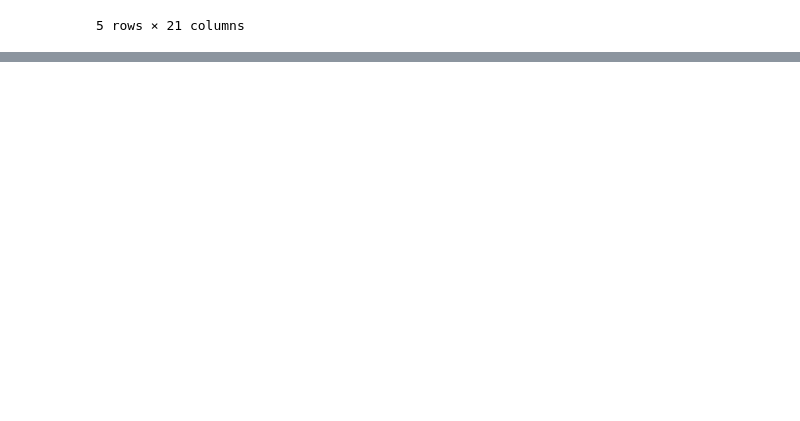
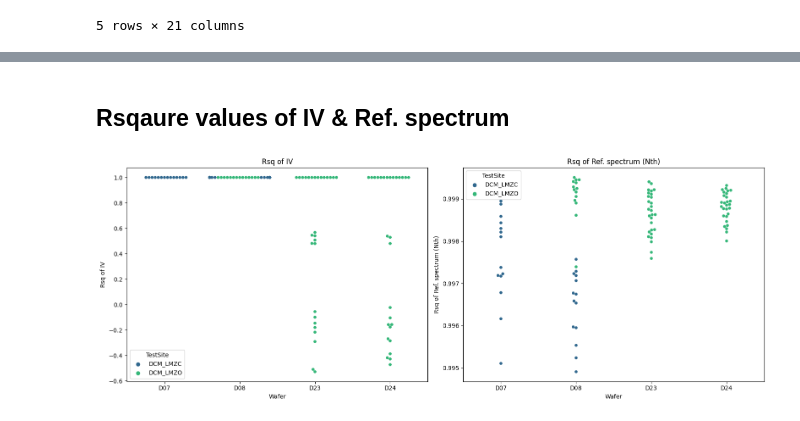
Before and after one commit to doale2/project_main, a Jupyter notebook: doc/Analysis_result.ipynb, the cells around one changed output, grey strips where cells are left out. Cells and saved outputs as stored; diff of their text form; code cells hidden in the pictures; blank space fills up the shorter version.

```diff
--- a/doc/Analysis_result.ipynb
+++ b/doc/Analysis_result.ipynb
@@ -41,0 +130,21 @@ Text(0.5, 1.0, 'ErrorFlag-swarm')
+# %% [markdown]
+## Rsqaure values of IV & Ref. spectrum
+# %%
+plt.figure(figsize=(16, 6))
+
+# 왼쪽 subplot에 Rsq of IV 그래프
+plt.subplot(1, 2, 1)
+sns.swarmplot(x='Wafer', y='Rsq of IV', data=data,
+              hue='TestSite', palette='viridis')
+plt.title('Rsq of IV')
+
+# 오른쪽 subplot에 Rsq of Ref. spectrum (Nth) 그래프
+plt.subplot(1, 2, 2)
+sns.swarmplot(x='Wafer', y='Rsq of Ref. spectrum (Nth)', data=data,
+              hue='TestSite', hue_order=['DCM_LMZC', 'DCM_LMZO'],
+              palette='viridis', dodge=False)
+plt.title('Rsq of Ref. spectrum (Nth)')
+
+plt.tight_layout()
+# %% [output]
+[figure, added]
```
Also changed, not shown: parts of 20 cells of this notebook.
